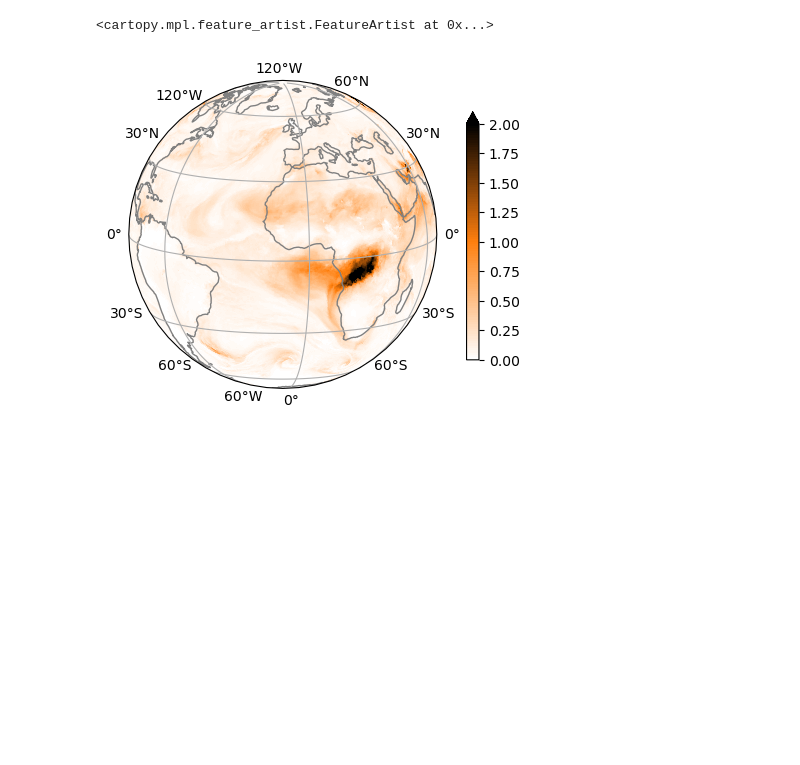
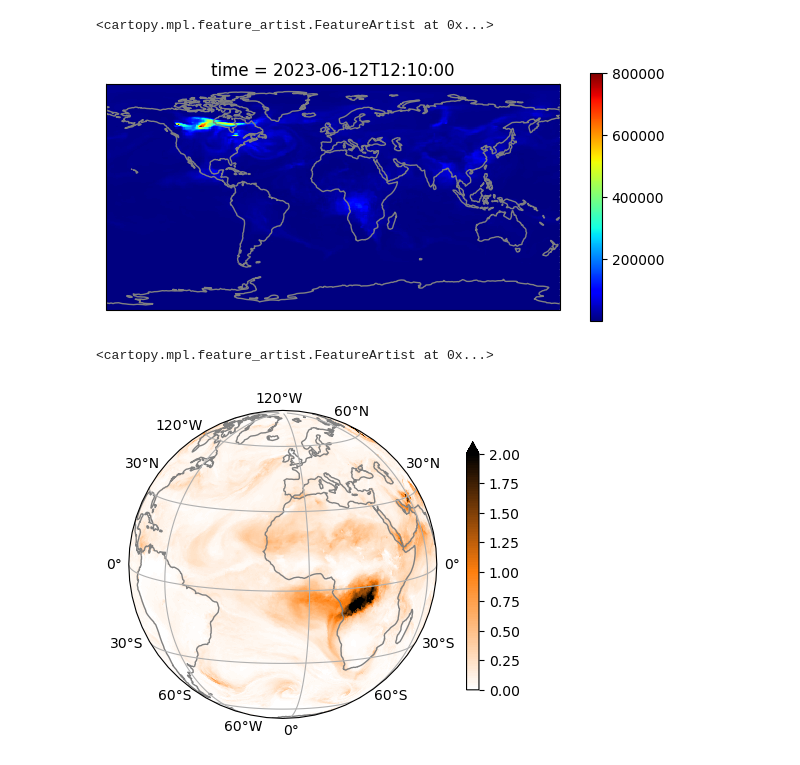
Before and after one commit to weiwilliam/swei_Notebooks, a Jupyter notebook: quick_nc_plot.ipynb, the cells around one changed output. Drawn from its saved outputs; the diff is of its cells as text; code cells hidden in the pictures; blank space fills up the shorter version.

```diff
--- a/quick_nc_plot.ipynb
+++ b/quick_nc_plot.ipynb
@@ -5,7 +5,16 @@ import matplotlib.pyplot as plt
 from matplotlib.colors import LinearSegmentedColormap
 import cartopy.crs as ccrs
 # %%
-ncfile = '/glade/derecho/scratch/swei/jpss-simcaliop-out/AOD/aod.2019072203.nc'
+ncfile = '/Users/swei/Downloads/gcafs.t12z.atm.f000.nc'
 ds = xa.open_dataset(ncfile)
 # %%
-ds
+dust_list = [
+    'dust1', 'dust2', 'dust3', 'dust4', 'dust5',
+]
+seas_list = [
+    'seas1', 'seas2', 'seas3', 'seas4', 'seas5',
+]
+other_list = [
+    'oc1', 'oc2', 'bc1', 'bc2', 'so4',
+]
+total_list = dust_list + seas_list + other_list
@@ -30,3 +39,10 @@ Data variables: (12/16)
+# %%
+for i, var in enumerate(other_list):
+    tmpvar = ds[var] * ds['dpres'] / 9.81
+    if i == 0:
+        ds['other_col_mass_density'] = tmpvar
+    else:
+        ds['other_col_mass_density'] += tmpvar
 # %%
 proj = ccrs.PlateCarree()
 c_lon = -10.
@@ -35,4 +51,22 @@ c_lat = 10.
 colors = ["white", "tab:orange", "black"]
 n_bins = 100
 cmap = LinearSegmentedColormap.from_list('here', colors, N=n_bins)
+# %%
+plot = ds['other_col_mass_density'].sum(dim='pfull').plot(
+    # vmin=1e4,
+    # vmax=2e6,
+    subplot_kws=dict(
+        projection=proj,
+    ),
+    cmap='jet',
+    cbar_kwargs=dict(
+        label=None,
+        pad=0.06,
+        fraction=0.025,
+    ),
+)
+plot.axes.coastlines(color='grey')
+# %% [output]
+<cartopy.mpl.feature_artist.FeatureArtist at 0x...>
+[figure, added]
 # %%
```
Also changed, not shown: parts of 3 cells of this notebook, 1 other file.
